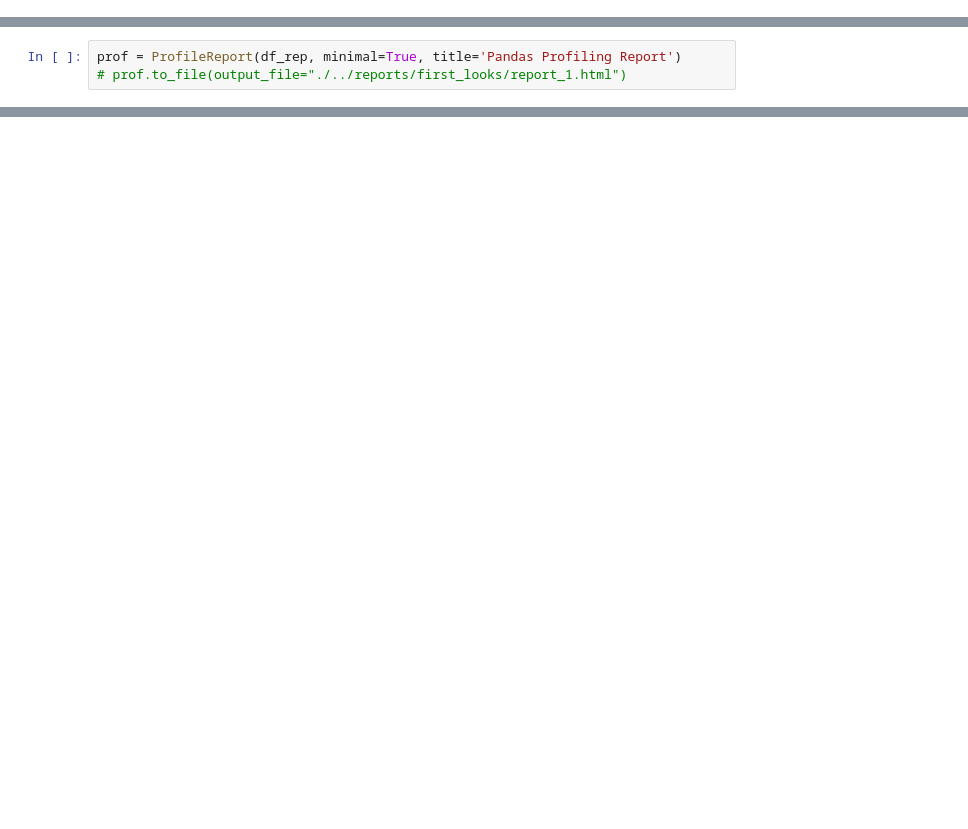
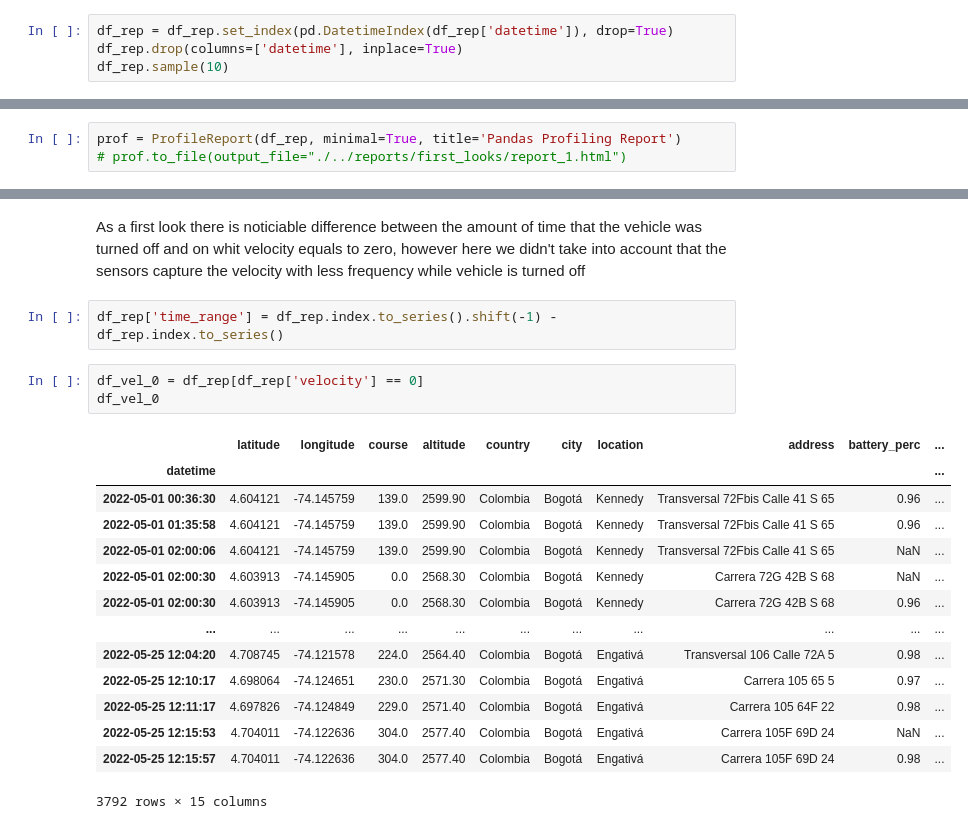
Before and after one commit to AlejoB13C/rastreo-satelital, a Jupyter notebook: notebooks/0.1-Basic-EDA.ipynb, the cells around one changed output, grey strips where cells are left out. Cells and saved outputs as stored; diff of their text form; blank space fills up the shorter version.

Commit message:
velocity 0 eda first steps

```diff
--- a/notebooks/0.1-Basic-EDA.ipynb
+++ b/notebooks/0.1-Basic-EDA.ipynb
@@ -120,0 +59,4 @@ Name: Ignicion*, dtype: int64
+# %%
+df_rep = df_rep.set_index(pd.DatetimeIndex(df_rep['datetime']), drop=True)
+df_rep.drop(columns=['datetime'], inplace=True)
+df_rep.sample(10)
@@ -136,0 +100,22 @@ prof
+# %% [markdown]
+As a first look there is noticiable difference between the amount of time that the vehicle was turned off and on whit velocity equals to zero, however here we didn't take into account that the sensors capture the velocity with less frequency while vehicle is turned off
+# %%
+df_rep['time_range'] = df_rep.index.to_series().shift(-1) - df_rep.index.to_series()
+# %%
+df_vel_0 = df_rep[df_rep['velocity'] == 0]
+df_vel_0
+# %% [output]
+|  | latitude | longitude | course | altitude | country | city | location | address | battery_perc | ... |
+| datetime |  |  |  |  |  |  |  |  |  | ... |
+| 2022-05-01 00:36:30 | 4.604121 | -74.145759 | 139.0 | 2599.90 | Colombia | Bogotá | Kennedy | Transversal 72Fbis Calle 41 S 65 | 0.96 | ... |
+| 2022-05-01 01:35:58 | 4.604121 | -74.145759 | 139.0 | 2599.90 | Colombia | Bogotá | Kennedy | Transversal 72Fbis Calle 41 S 65 | 0.96 | ... |
+| 2022-05-01 02:00:06 | 4.604121 | -74.145759 | 139.0 | 2599.90 | Colombia | Bogotá | Kennedy | Transversal 72Fbis Calle 41 S 65 | NaN | ... |
+| 2022-05-01 02:00:30 | 4.603913 | -74.145905 | 0.0 | 2568.30 | Colombia | Bogotá | Kennedy | Carrera 72G 42B S 68 | NaN | ... |
+| 2022-05-01 02:00:30 | 4.603913 | -74.145905 | 0.0 | 2568.30 | Colombia | Bogotá | Kennedy | Carrera 72G 42B S 68 | 0.96 | ... |
+| ... | ... | ... | ... | ... | ... | ... | ... | ... | ... | ... |
+| 2022-05-25 12:04:20 | 4.708745 | -74.121578 | 224.0 | 2564.40 | Colombia | Bogotá | Engativá | Transversal 106 Calle 72A 5 | 0.98 | ... |
+| 2022-05-25 12:10:17 | 4.698064 | -74.124651 | 230.0 | 2571.30 | Colombia | Bogotá | Engativá | Carrera 105 65 5 | 0.97 | ... |
+| 2022-05-25 12:11:17 | 4.697826 | -74.124849 | 229.0 | 2571.40 | Colombia | Bogotá | Engativá | Carrera 105 64F 22 | 0.98 | ... |
+| 2022-05-25 12:15:53 | 4.704011 | -74.122636 | 304.0 | 2577.40 | Colombia | Bogotá | Engativá | Carrera 105F 69D 24 | NaN | ... |
+| 2022-05-25 12:15:57 | 4.704011 | -74.122636 | 304.0 | 2577.40 | Colombia | Bogotá | Engativá | Carrera 105F 69D 24 | 0.98 | ... |
+3792 rows × 15 columns
```
Also changed, not shown: parts of 11 cells of this notebook.
